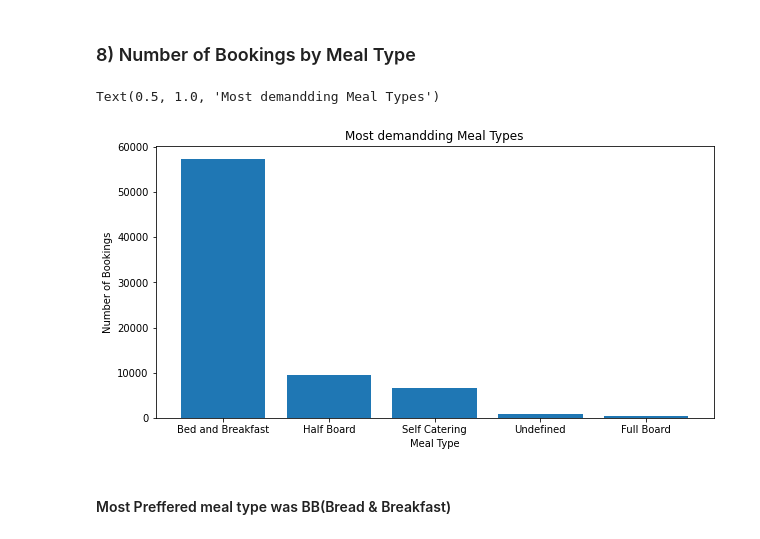
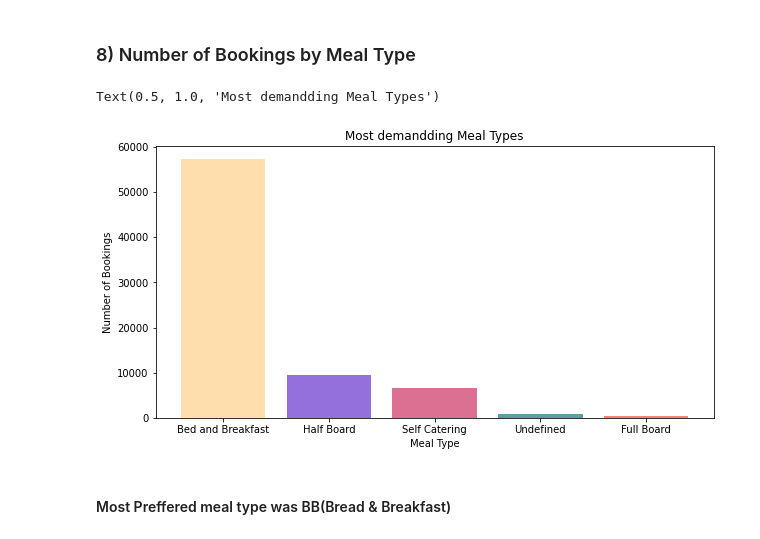
Before and after one commit to shinkarkunal/EDA_Hotel_booking, a Jupyter notebook: Hotel_Booking_Analysis_Capstone_Project_KUNAL_SHINKAR_ipynb.ipynb, the cells around one changed output. Drawn from its saved outputs; the diff is of its cells as text; code cells hidden in the pictures.

```diff
--- a/Hotel_Booking_Analysis_Capstone_Project_KUNAL_SHINKAR_ipynb.ipynb
+++ b/Hotel_Booking_Analysis_Capstone_Project_KUNAL_SHINKAR_ipynb.ipynb
@@ -658,15 +662,15 @@ plt.show()
 # %%
 meal_type = ['Bed and Breakfast', 'Half Board','Self Catering','Undefined','Full Board']
 meal_count= not_cancel_bookings['meal'].value_counts()
 
 plt.figure(figsize=(10,5))
-plt.bar(meal_type, meal_count)
+plt.bar(meal_type, meal_count ,color = ['navajowhite','mediumpurple','palevioletred','cadetblue','salmon','lightskyblue','palegreen','rosybrown','springgreen','coral','slategray','plum'])
 plt.xlabel('Meal Type')
 plt.ylabel('Number of Bookings')
 plt.title('Most demandding Meal Types')
 # %% [output]
 Text(0.5, 1.0, 'Most demandding Meal Types')
-[figure, old version]
+[figure, new version]
 # %% [markdown]
 #### Most Preffered meal type was BB(Bread & Breakfast)
 # %% [markdown]
```
Also changed, not shown: parts of 5 cells of this notebook.
